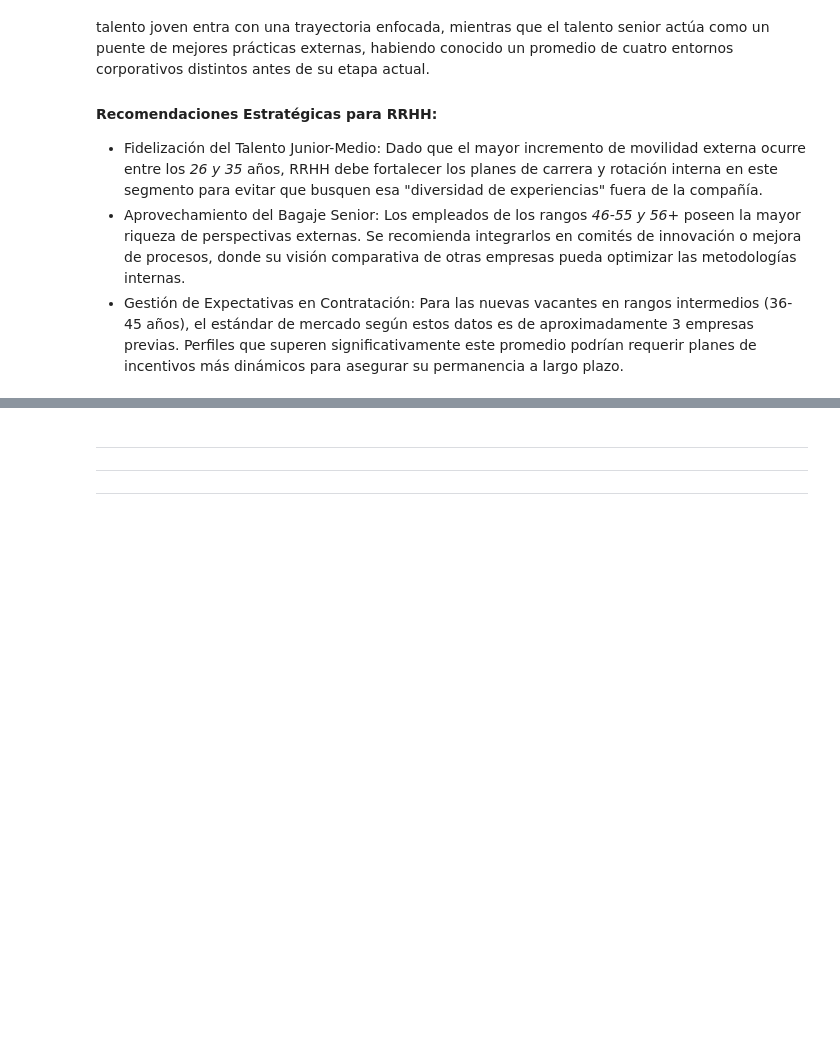
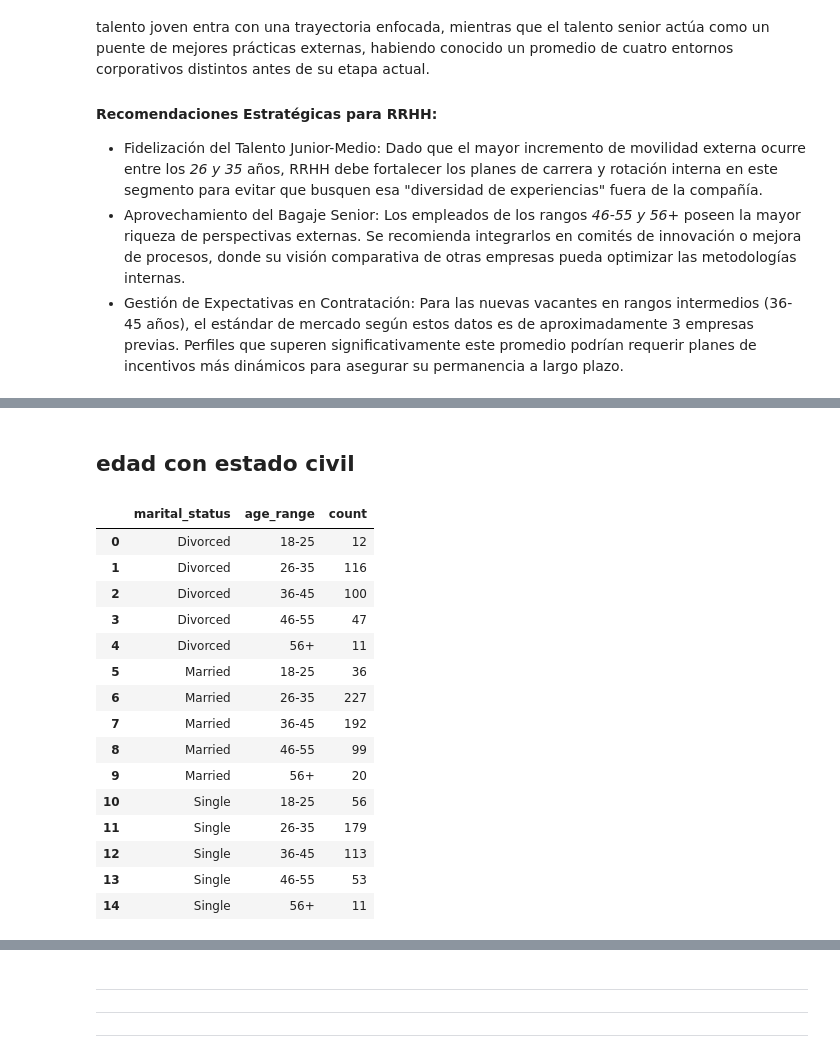
Before and after one commit to PatriciaAnaya/project-da-promo-59-modulo-3-team-3, a Jupyter notebook: optimizacion-de-talento.ipynb, the cells around one changed output, grey strips where cells are left out. Drawn from its saved outputs; the diff is of its cells as text; code cells hidden in the pictures; blank space fills up the shorter version.

```diff
--- a/optimizacion-de-talento.ipynb
+++ b/optimizacion-de-talento.ipynb
@@ -1475,0 +1597,25 @@ A diferencia de la `monthly_rate`, que presentaba una tendencia en "U", la movil
+# %% [markdown]
+## edad con estado civil
+# %%
+marital_age_dist = (df_final.groupby(['marital_status', 'age_range'])
+                    .size()
+                    .reset_index(name='count'))
+
+marital_age_dist
+# %% [output]
+|  | marital_status | age_range | count |
+| 0 | Divorced | 18-25 | 12 |
+| 1 | Divorced | 26-35 | 116 |
+| 2 | Divorced | 36-45 | 100 |
+| 3 | Divorced | 46-55 | 47 |
+| 4 | Divorced | 56+ | 11 |
+| 5 | Married | 18-25 | 36 |
+| 6 | Married | 26-35 | 227 |
+| 7 | Married | 36-45 | 192 |
+| 8 | Married | 46-55 | 99 |
+| 9 | Married | 56+ | 20 |
+| 10 | Single | 18-25 | 56 |
+| 11 | Single | 26-35 | 179 |
+| 12 | Single | 36-45 | 113 |
+| 13 | Single | 46-55 | 53 |
+| 14 | Single | 56+ | 11 |
```
Also changed, not shown: parts of 11 cells of this notebook, 1 other file.
